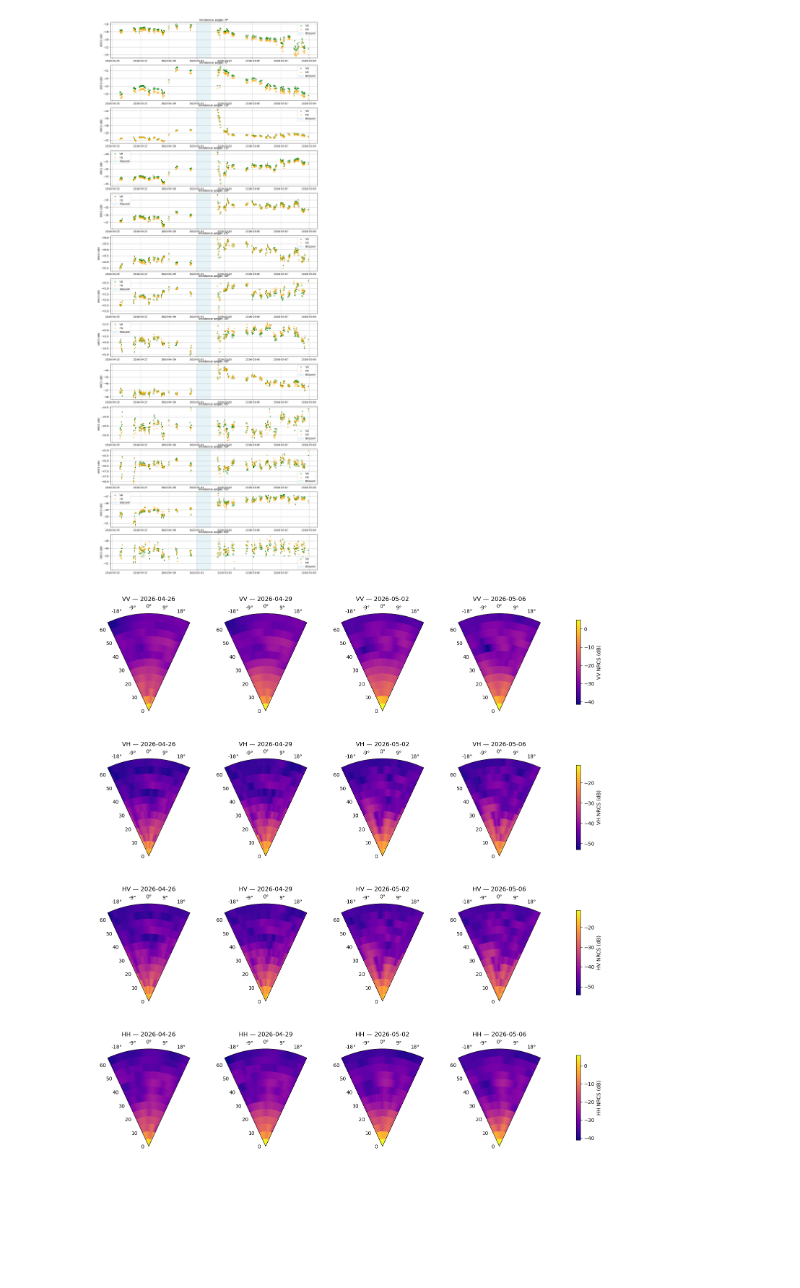
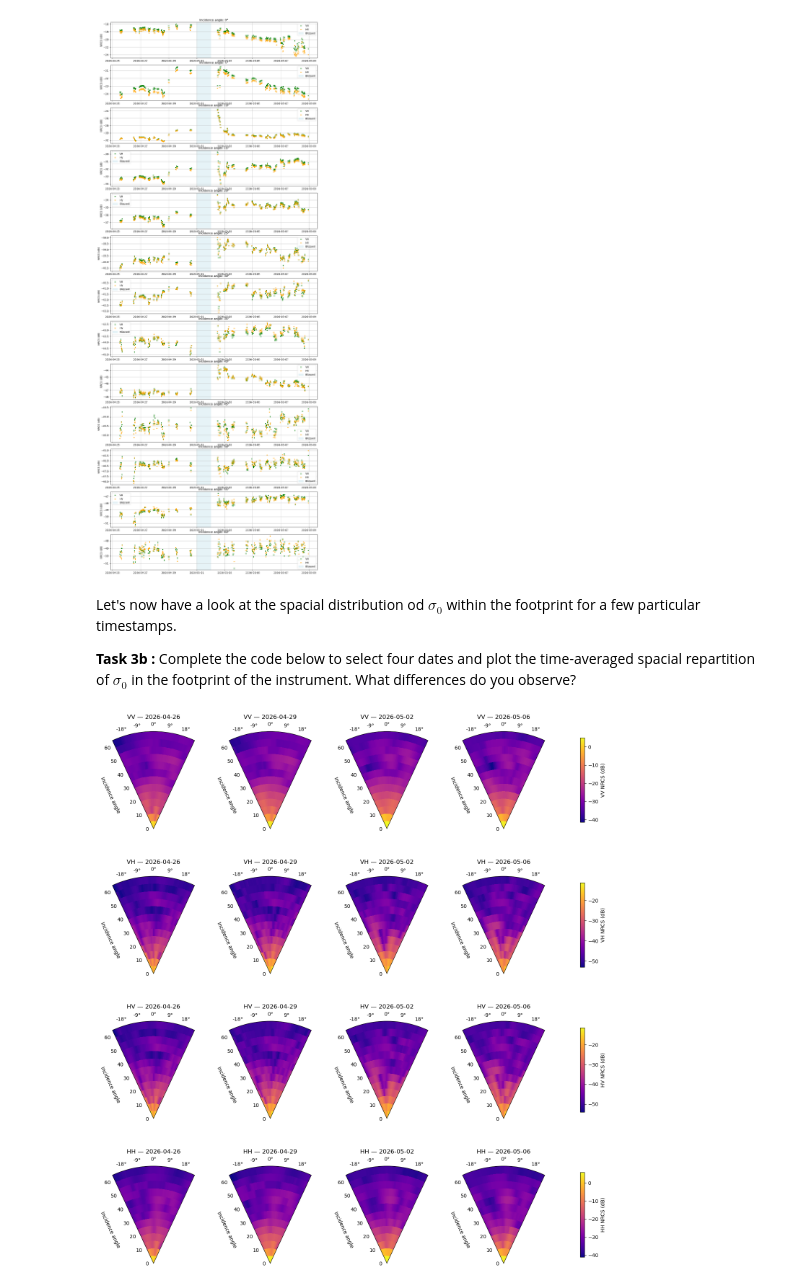
Before and after one commit to lorisdanjou/exercise_CEMSIE, a Jupyter notebook: CEMSIE_exercise.ipynb, the cells around one changed output. Cells and saved outputs as stored; diff of their text form; code cells hidden in the pictures; blank space fills up the shorter version.

```diff
--- a/CEMSIE_exercise.ipynb
+++ b/CEMSIE_exercise.ipynb
@@ -390,35 +392,66 @@ dates = [
+# %% [markdown]
+Let's now have a look at the spacial distribution od $\sigma_0$ within the footprint for a few particular timestamps.
+
+**Task 3b :** Complete the code below to select four dates and plot the time-averaged spacial repartition of $\sigma_0$ in the footprint of the instrument. What differences do you observe?
 # %%
+## select 4 dates and plot the polar plots of the NRCS for each polarization
+
+############## TO COMPLETE: ##############
+
+# select four dates
+dates = [
+    np.datetime64("2026-04-26"),
+    np.datetime64("2026-04-29"),
+    np.datetime64("2026-05-02"),
+    np.datetime64("2026-05-06")
+]
+
+##########################################
+
 # NRCS averaged over every scat acquisition on each selected day, for every polarization
 pols = scat["pol"].values  # VV, VH, HV, HH
 
 nrcs_sel = {
     pol: [
+
+        ############## TO COMPLETE: ##############
+
+        # select the polarisation channel "pol", filter by date and average over time
         scat["nrcs"].sel(pol=pol).where(scat["time"].dt.date == date, drop=True).mean(dim="time", skipna=True)
+
+        ##########################################
         for date in dates
     ]
     for pol in pols
 }
 # color scale shared across dates, but computed separately for each polarization
 nrcs_vmin = {pol: min(np.nanmin(n.values) for n in nrcs_sel[pol]) for pol in pols}
 nrcs_vmax = {pol: max(np.nanmax(n.values) for n in nrcs_sel[pol]) for pol in pols}
 
 az_rad = np.deg2rad(scat["az"].values)  # scatterometer azimuth, radians
 elev = scat["elev"].values              # scatterometer elevation (incidence) angle, deg
 
 fig, axs = plt.subplots(len(pols), len(dates), figsize=(5 * len(dates), 5 * len(pols)), subplot_kw={"projection": "polar"})
 
 for row, pol in zip(axs, pols):
     for ax, date, nrcs in zip(row, dates, nrcs_sel[pol]):
 
         pcm2 = ax.pcolormesh(az_rad, elev, nrcs.values, cmap="plasma", shading="auto", vmin=nrcs_vmin[pol], vmax=nrcs_vmax[pol])
 
         ax.set_thetamin(-25)
         ax.set_thetamax(25)
         ax.set_theta_zero_location("N")
         ax.set_theta_direction(-1)  # positive angles on the right
         ax.set_title(f"{pol} — {date}")
         ax.grid(False)
 
+        # ground range label along the left edge, pushed further out to clear the radial tick labels
+        edge = np.deg2rad(-25)
+        label_offset = offset_copy(ax.transData, fig, x=-50 * np.cos(edge), y=50 * np.sin(edge), units="points")
+        ax.text(edge, elev.max() / 2, "Incidence angle", rotation=-65, rotation_mode="anchor", ha="center", va="center", transform=label_offset)
+
+
+
     fig.colorbar(pcm2, ax=row, label=f"{pol} NRCS (dB)", shrink=0.7)
 # %% [output]
-[figure, old version]
+[figure, new version]
```
Also changed, not shown: parts of 11 cells of this notebook, 2 other files.
